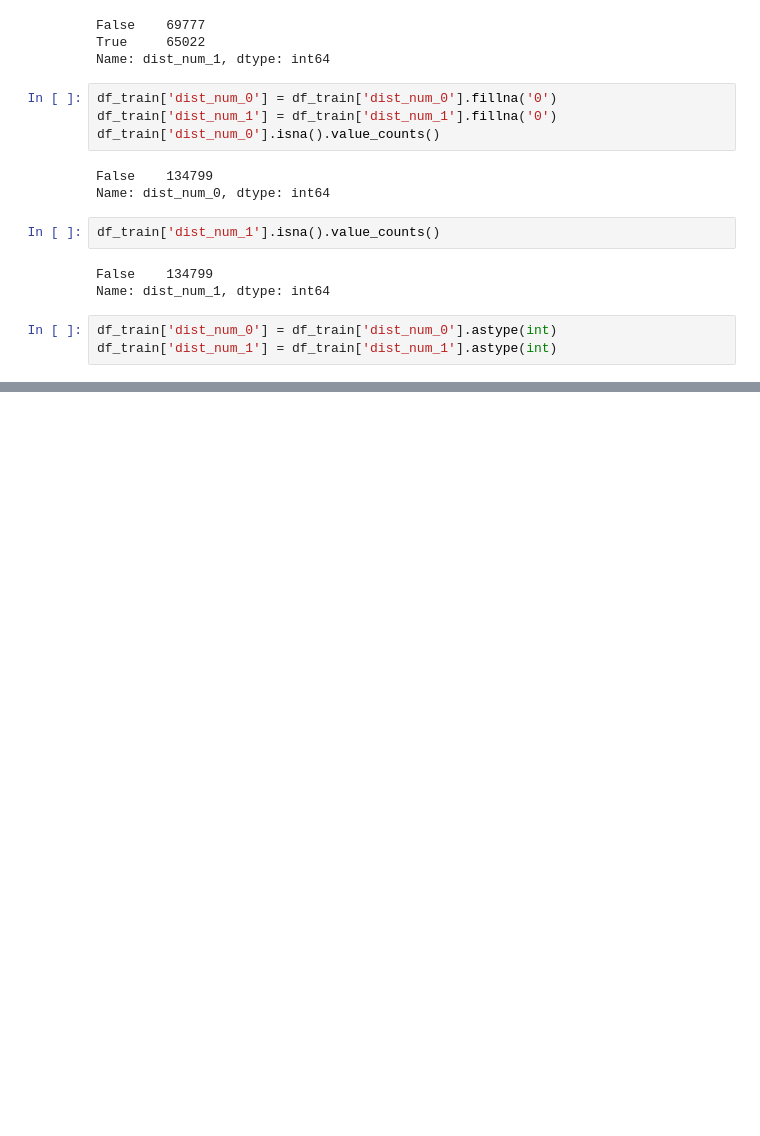
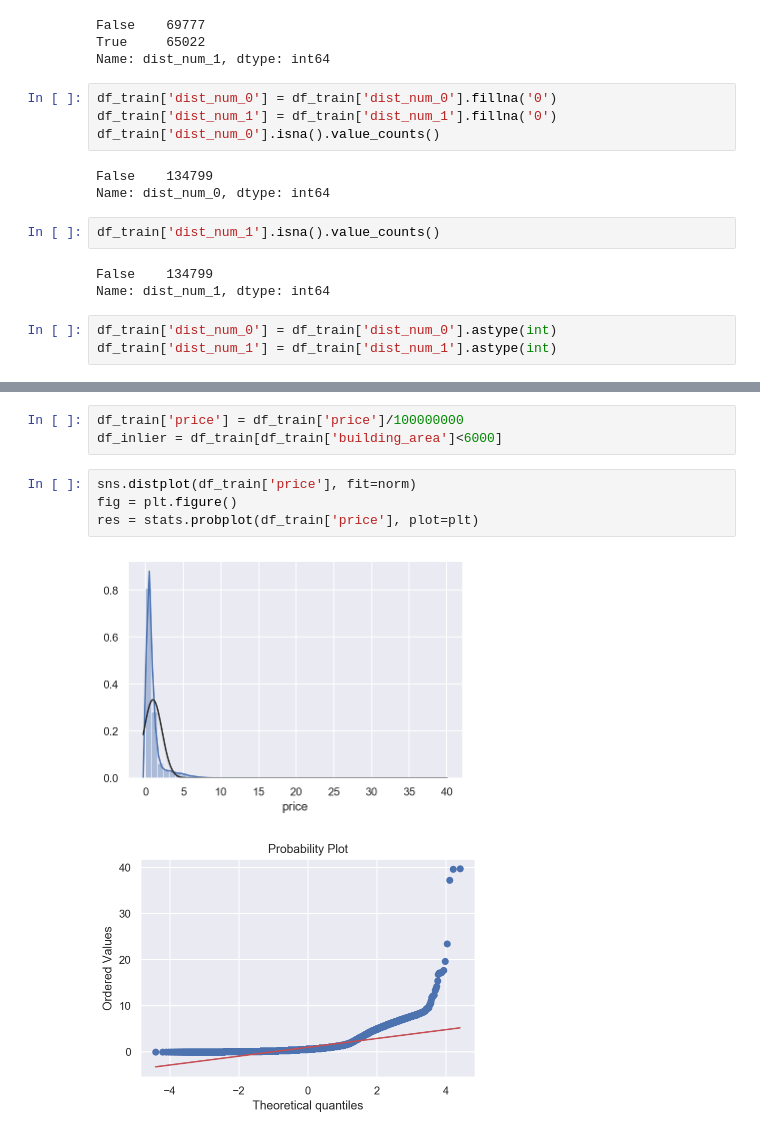
Before and after one commit to curieuxjy/real_dl_class, a Jupyter notebook: ch3/3.2.ipynb, the cells around one changed output, grey strips where cells are left out. Cells and saved outputs as stored; diff of their text form; blank space fills up the shorter version.

```diff
--- a/ch3/3.2.ipynb
+++ b/ch3/3.2.ipynb
@@ -373,0 +462,10 @@ df_train['dist_num_1'] = df_train['dist_num_1'].astype(int)
+# %%
+df_train['price'] = df_train['price']/100000000
+df_inlier = df_train[df_train['building_area']<6000]
+# %%
+sns.distplot(df_train['price'], fit=norm)
+fig = plt.figure()
+res = stats.probplot(df_train['price'], plot=plt)
+# %% [output]
+[figure, added]
+[figure, added]
```
Also changed, not shown: parts of 17 cells of this notebook.
